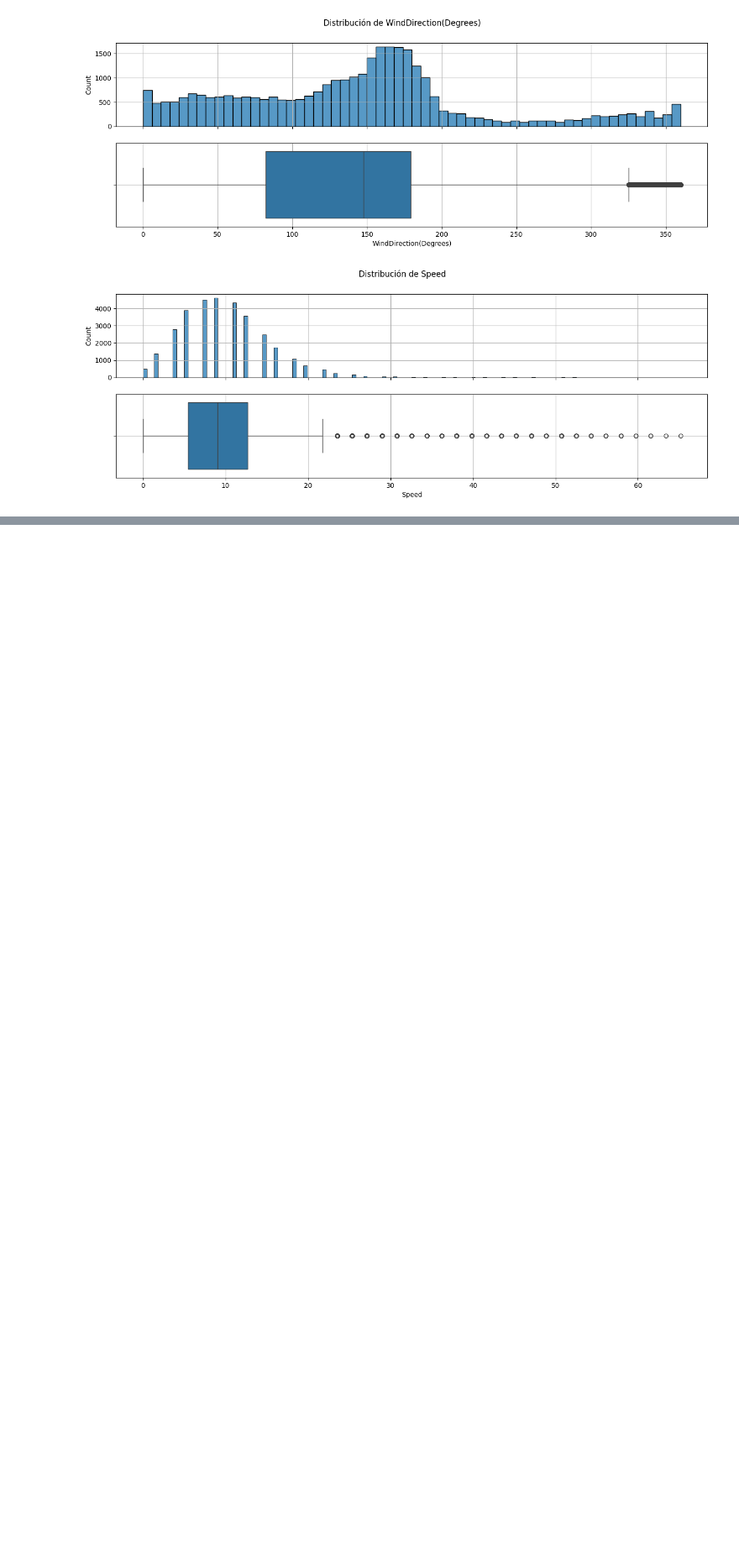
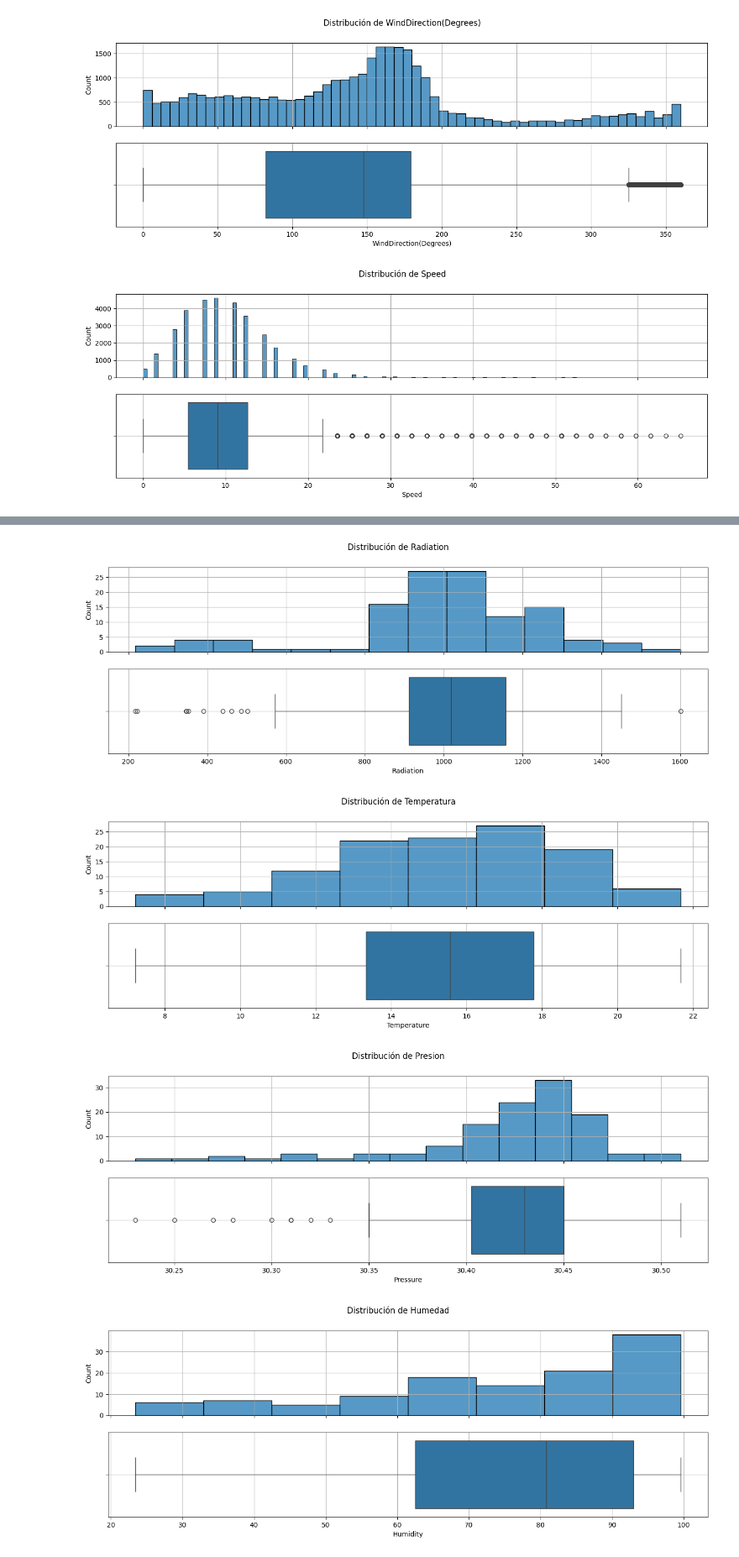
Before and after one commit to mdellanina/TrabajoPr-cticoCODERHOUSE, a Jupyter notebook: TrabajoPracticoCH_DS1.ipynb, the cells around one changed output, grey strips where cells are left out. Shown at 84% size. Drawn from its saved outputs; the diff is of its cells as text; code cells hidden in the pictures; blank space fills up the shorter version.

Commit message:
completado analisis de datos agrupados por dia. falta el df completo, hacer lo mismo. tambien faltan gráficos bivariados, multivariados. y conslusiones

```diff
--- a/TrabajoPracticoCH_DS1.ipynb
+++ b/TrabajoPracticoCH_DS1.ipynb
@@ -485,0 +500,10 @@ df_grouped
+# %%
+# Agrupamiento de datos por dia, y generación de df alternativo para el análisis (df_grouped):
+df_grouped = df.groupby('Data')['Radiation'].max().reset_index()
+df_grouped['Temperature'] = df.groupby('Data')['Temperature'].max().round(2).reset_index()['Temperature']
+df_grouped['Pressure'] = df.groupby('Data')['Pressure'].mean().round(2).reset_index()['Pressure']
+df_grouped['Humidity'] = df.groupby('Data')['Humidity'].mean().round(2).reset_index()['Humidity']
+df_grouped['WindDirectionCategory'] = df.groupby('Data')['WindDirectionCategory'].agg(pd.Series.mode).reset_index()['WindDirectionCategory']
+df_grouped['WindSpeedCategory'] = df.groupby('Data')['WindSpeedCategory'].agg(pd.Series.mode).reset_index()['WindSpeedCategory']
+# Descripción de los datos:
+df_grouped.describe().round(2)
@@ -485,0 +543,45 @@ df_grouped
+# %%
+fig, axes = plt.subplots(2, 1, figsize=(16, 5), sharex=True)
+fig.suptitle(f'Distribución de Radiation')
+sns.histplot(data=df_grouped, x = 'Radiation', ax = axes[0])
+sns.boxplot (x = df_grouped['Radiation'], ax = axes[1])
+axes[0].grid()
+axes[1].grid()
+plt.show()
+
+fig, axes = plt.subplots(2, 1, figsize=(16, 5), sharex=True)
+fig.suptitle(f'Distribución de Temperatura')
+sns.histplot(data=df_grouped, x = 'Temperature', ax = axes[0])
+sns.boxplot (x = df_grouped['Temperature'], ax = axes[1])
+axes[0].grid()
+axes[1].grid()
+plt.show()
+
+fig, axes = plt.subplots(2, 1, figsize=(16, 5), sharex=True)
+fig.suptitle(f'Distribución de Presion')
+sns.histplot(data=df_grouped, x = 'Pressure', ax = axes[0])
+sns.boxplot (x = df_grouped['Pressure'], ax = axes[1])
+axes[0].grid()
+axes[1].grid()
+plt.show()
+
+fig, axes = plt.subplots(2, 1, figsize=(16, 5), sharex=True)
+fig.suptitle(f'Distribución de Humedad')
+sns.histplot(data=df_grouped, x = 'Humidity', ax = axes[0])
+sns.boxplot (x = df_grouped['Humidity'], ax = axes[1])
+axes[0].grid()
+axes[1].grid()
+plt.show()
+
+df_grouped['WindDirectionCategory'].value_counts().plot(kind='pie', autopct='%1.1f%%')
+plt.title('Wind Direction Category')
+plt.show()
+
+df_grouped['WindSpeedCategory'].value_counts().plot(kind='pie', autopct='%1.1f%%')
+plt.title('Wind Speed Category')
+plt.show()
+# %% [output]
+[figure, added]
+[figure, added]
+[figure, added]
+[figure, added]
```
Also changed, not shown: parts of 23 cells of this notebook.
